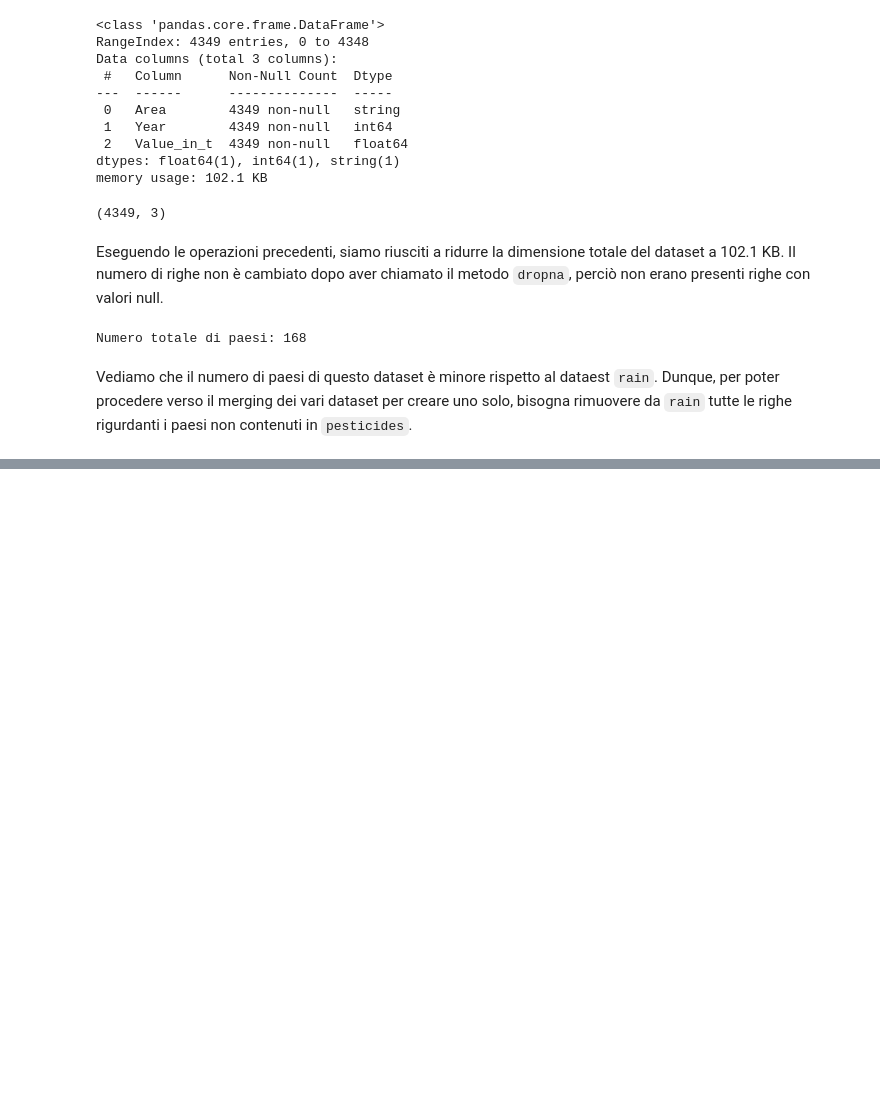
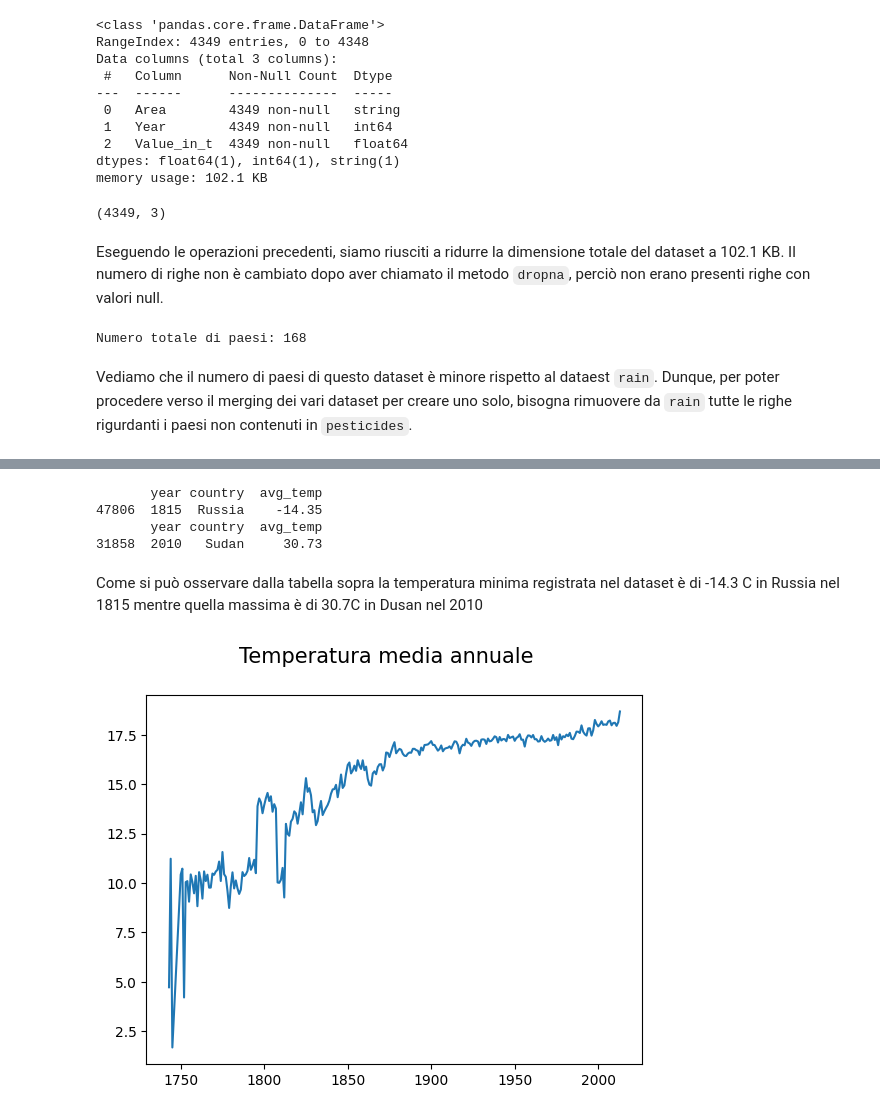
Before and after one commit to eduardalexandrut/WheatYieldPredictor, a Jupyter notebook: WheatPricePredictor.ipynb, the cells around one changed output, grey strips where cells are left out. Saved outputs shown, nothing was run; the diff lists cells and outputs as text; code cells hidden in the pictures; blank space fills up the shorter version.

```diff
--- a/WheatPricePredictor.ipynb
+++ b/WheatPricePredictor.ipynb
@@ -215,0 +244,2 @@ Vediamo che il numero di paesi di questo dataset è minore rispetto al dataest `
+# %%
+temp_data['country'] = temp_data['country'].astype('string')
@@ -215,0 +253,2 @@ Vediamo che il numero di paesi di questo dataset è minore rispetto al dataest `
+# %%
+temp_data = temp_data.dropna()
@@ -215,0 +283,27 @@ Vediamo che il numero di paesi di questo dataset è minore rispetto al dataest `
+# %%
+print(temp_data[temp_data['avg_temp'] == temp_data['avg_temp'].min()])
+print(temp_data[temp_data['avg_temp'] == temp_data['avg_temp'].max()])
+# %% [output]
+       year country  avg_temp
+47806  1815  Russia    -14.35
+       year country  avg_temp
+31858  2010   Sudan     30.73
+# %% [markdown]
+Come si può osservare dalla tabella sopra la temperatura minima registrata nel dataset è di -14.3 C in Russia nel 1815 mentre quella massima è di 30.7C in Dusan nel 2010
+# %%
+temp_year_list = temp_data['year'].unique()
+temp_country_list = temp_data['country'].unique()
+temp_year_list.sort()
+# %%
+temp_avg_temp_per_year = {}
+for i in temp_year_list:
+    temp = temp_data[temp_data['year']==i]['avg_temp'].mean()
+    temp_avg_temp_per_year[i] = temp
+# %%
+temp_year, temp_avg = zip(*temp_avg_temp_per_year.items())
+plt.figure()
+plt.suptitle('Temperatura media annuale', fontsize=15)
+plt.plot(temp_year, temp_avg)
+plt.show()
+# %% [output]
+[figure, added]
```
Also changed, not shown: parts of 26 cells of this notebook.
